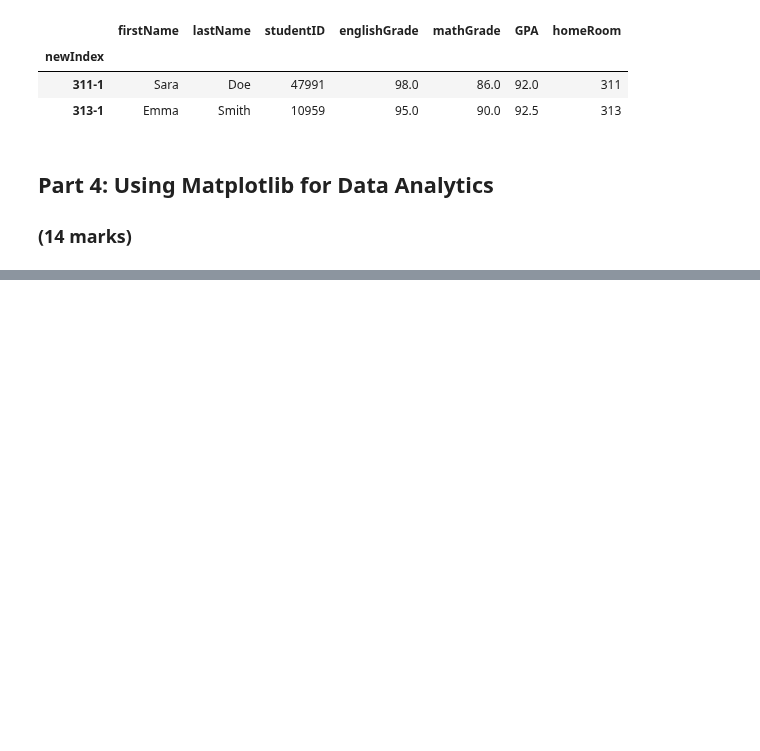
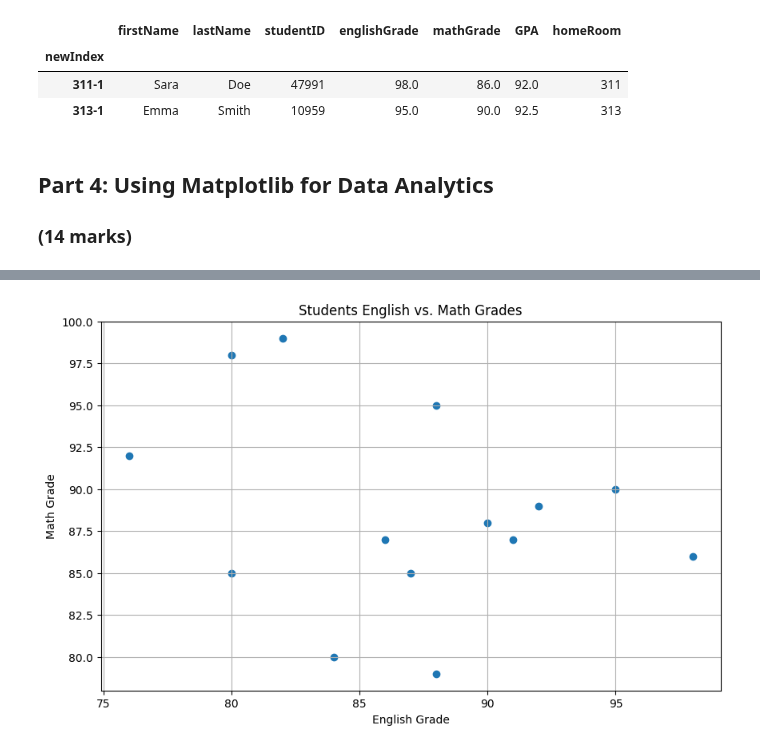
Before and after one commit to quinnledingham/engg680_2024_fall, a Jupyter notebook: Lab_Assignment1/StudentGradeManagementSystem.ipynb, the cells around one changed output, grey strips where cells are left out. Cells and saved outputs as stored; diff of their text form; code cells hidden in the pictures; blank space fills up the shorter version.

```diff
--- a/Lab_Assignment1/StudentGradeManagementSystem.ipynb
+++ b/Lab_Assignment1/StudentGradeManagementSystem.ipynb
@@ -411,22 +414,29 @@ plt.show()
 # %%
 # Let's also use matplotlib to display a scatter plot of English vs. Math grades
 # Scatter plots are useful for seeing the relationship between two variables
 plt.figure(figsize=(10, 6))
 
 # Step 1: Use .scatter(x_data, y_data) to create a scatter plot using the English grades on the x-axis, and Math grades on the y-axis
 # (2 mark)
 #
+plt.scatter(df_studentGrades['englishGrade'], df_studentGrades['mathGrade'])
 
 # Step 1: Properly label the x and y axes as well as the title of your plot.
 # (3 marks)
 #
+plt.title('Students English vs. Math Grades')
+plt.xlabel('English Grade')
+plt.ylabel('Math Grade')
 plt.grid(True)
 
 # Step 2: Output an image file for the scatter plot with a descriptive file name
 # (1 mark)
 #
+plt.savefig('scatter_math_english' + '.png')
 
 plt.show()
+# %% [output]
+[figure, added]
 # %%
 # From the scatter plot, is there a relationship between the Math and English grades?
 # (1 mark)
```
Also changed, not shown: parts of 7 cells of this notebook, 2 other files.
